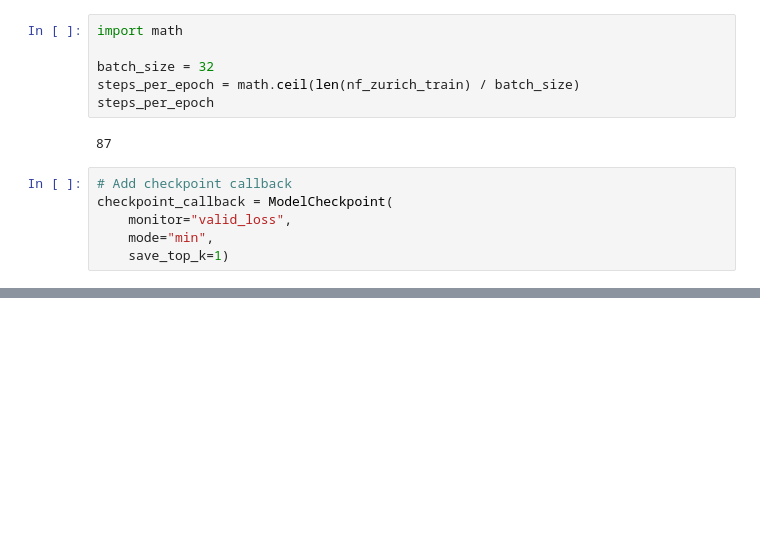
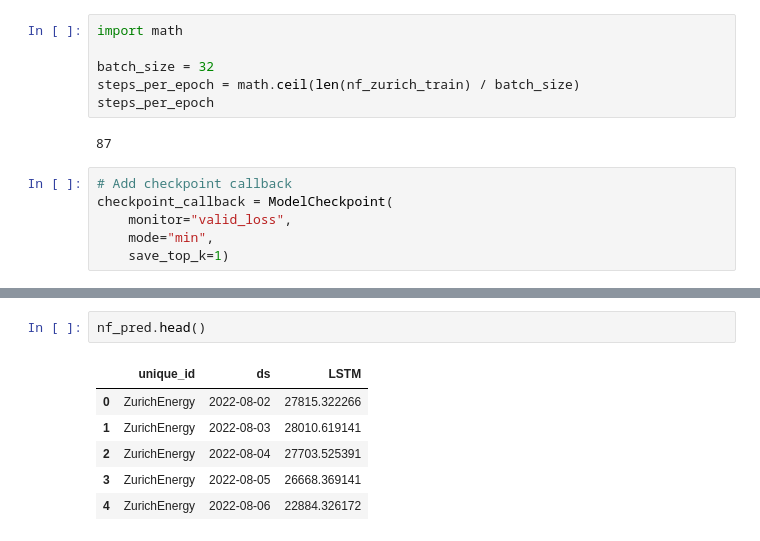
Before and after one commit to PacktPublishing/Time-Series-Analysis-with-Python-Cookbook-Second-Edition, a Jupyter notebook: code/Ch13/Chapter 13 (use this one).ipynb, the cells around one changed output, grey strips where cells are left out. Drawn from its saved outputs; the diff is of its cells as text; blank space fills up the shorter version.

```diff
--- a/code/Ch13/Chapter 13 (use this one).ipynb
+++ b/code/Ch13/Chapter 13 (use this one).ipynb
@@ -1629,0 +1707,9 @@ NeuralForecast Test Set RMSE: 1163.7069
+# %%
+nf_pred.head()
+# %% [output]
+|  | unique_id | ds | LSTM |
+| 0 | ZurichEnergy | 2022-08-02 | 27815.322266 |
+| 1 | ZurichEnergy | 2022-08-03 | 28010.619141 |
+| 2 | ZurichEnergy | 2022-08-04 | 27703.525391 |
+| 3 | ZurichEnergy | 2022-08-05 | 26668.369141 |
+| 4 | ZurichEnergy | 2022-08-06 | 22884.326172 |
```
Also changed, not shown: parts of 51 cells of this notebook.
